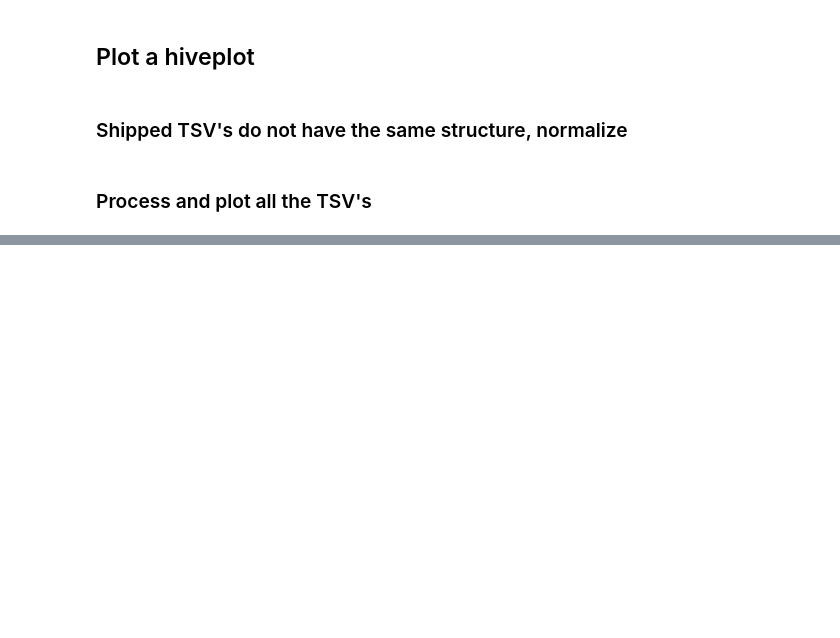
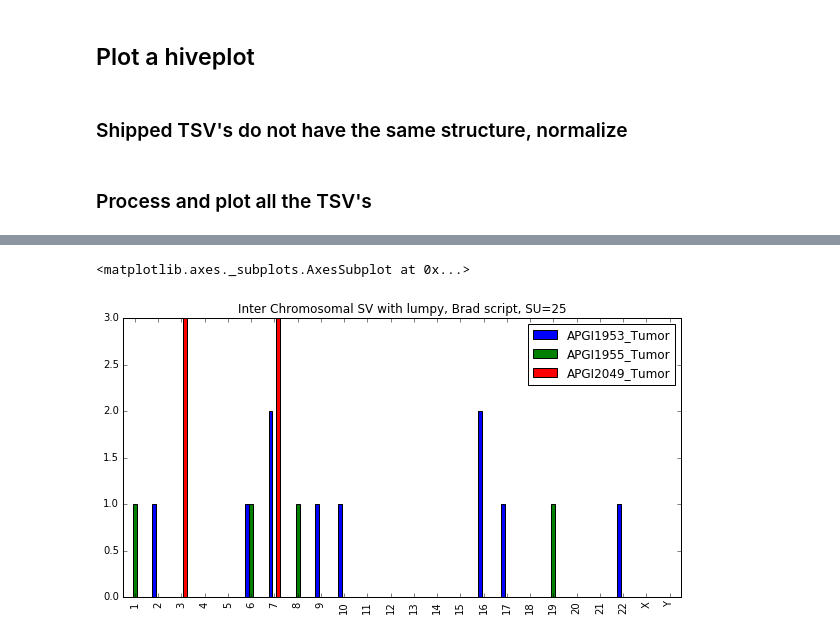
Before and after one commit to brainstorm/cancer-hiveplots, a Jupyter notebook: hiveplots.ipynb, the cells around one changed output, grey strips where cells are left out. Drawn from its saved outputs; the diff is of its cells as text; code cells hidden in the pictures; blank space fills up the shorter version.

```diff
--- a/hiveplots.ipynb
+++ b/hiveplots.ipynb
@@ -377,2 +377,5 @@ sample_summary_table(tumors).applymap(lambda x: x[0]).plot(kind="bar", figsize=(
 # %%
-sample_summary_table(tumors).applymap(lambda x: x[1]).plot(kind="bar", figsize=(10, 5), title="Inter Chromosomal SV with lumpy, Brad script, SU=5")
+sample_summary_table(tumors).applymap(lambda x: x[1]).plot(kind="bar", figsize=(10, 5), title="Inter Chromosomal SV with lumpy, Brad script, SU=25")
+# %% [output]
+<matplotlib.axes._subplots.AxesSubplot at 0x...>
+[figure, added]
```
Also changed, not shown: parts of 3 cells of this notebook, 1 other file.
